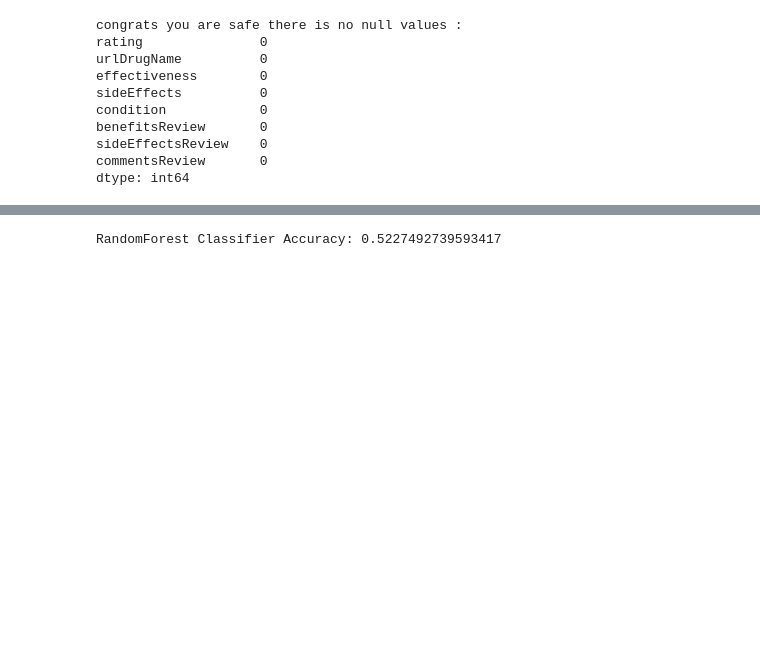
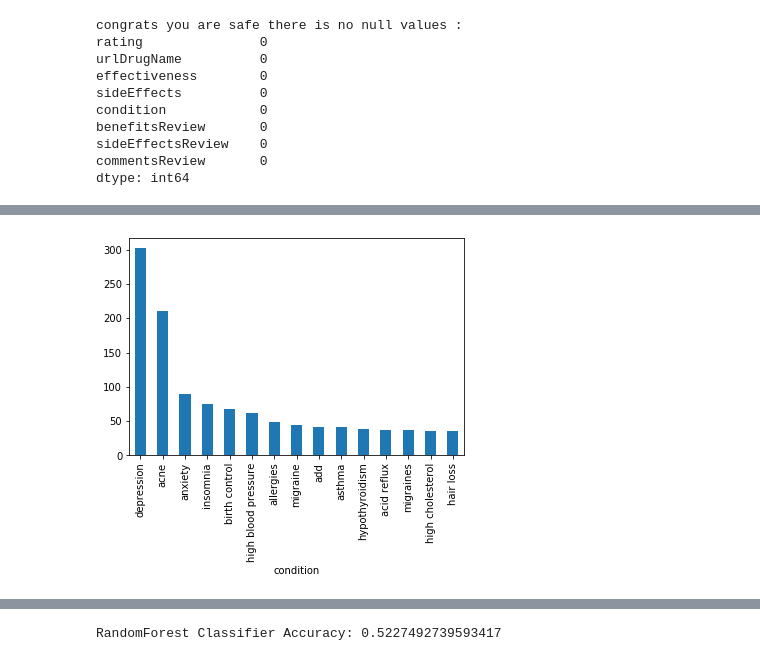
Before and after one commit to ajmalbinnizam/tcsion-classification, a Jupyter notebook: tcsion-classification/drug new.ipynb, the cells around one changed output, grey strips where cells are left out. Drawn from its saved outputs; the diff is of its cells as text; code cells hidden in the pictures; blank space fills up the shorter version.

```diff
--- a/tcsion-classification/drug new.ipynb
+++ b/tcsion-classification/drug new.ipynb
@@ -105,0 +114,6 @@ df.head()
+# %%
+df['condition'].value_counts().head(15).plot(kind='bar')
+plt.xlabel('condition')
+plt.show()
+# %% [output]
+[figure, added]
```
Also changed, not shown: parts of 26 cells of this notebook, 9 other files.
